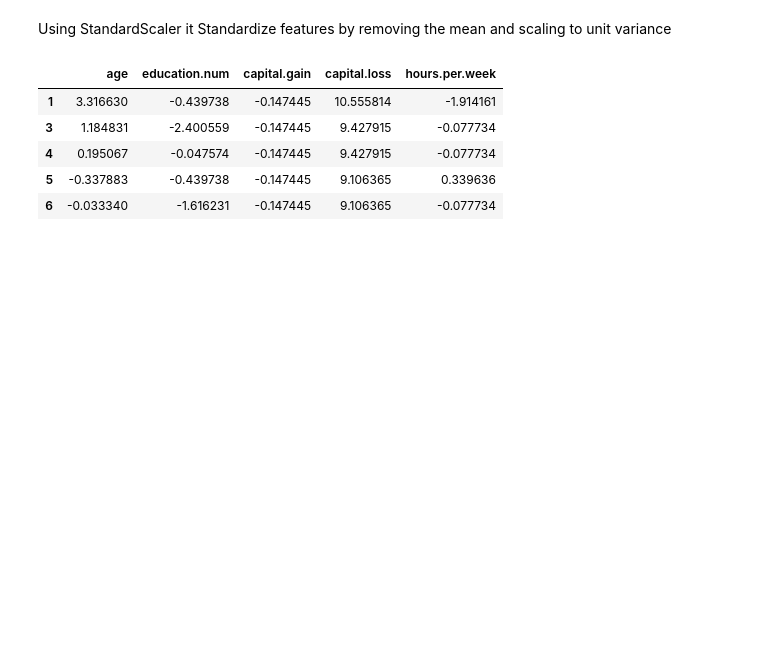
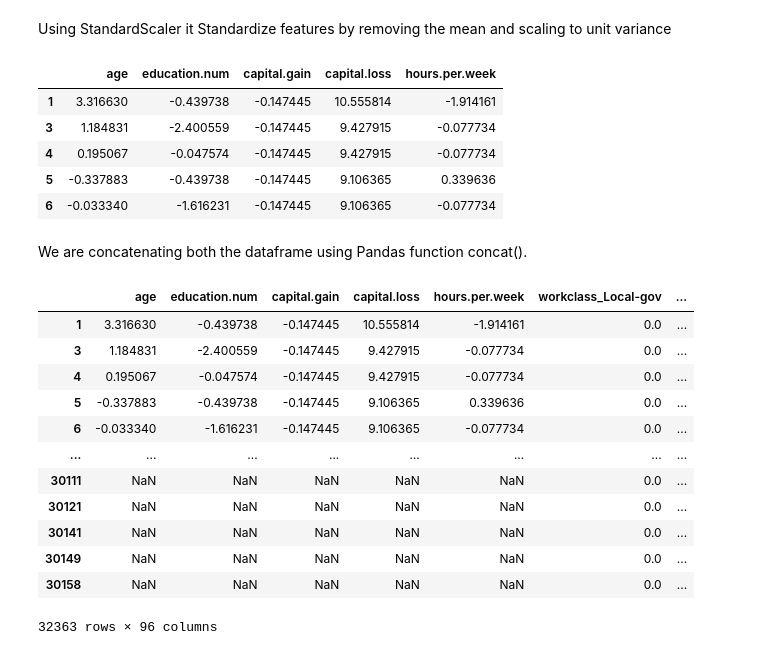
Before and after one commit to soniya-builds/Data-Analysis-Projects, a Jupyter notebook: Full Data Analysis Project with Python/raw_code.ipynb, the cells around one changed output. Saved outputs shown, nothing was run; the diff lists cells and outputs as text; code cells hidden in the pictures; blank space fills up the shorter version.

```diff
--- a/Full Data Analysis Project with Python/raw_code.ipynb
+++ b/Full Data Analysis Project with Python/raw_code.ipynb
@@ -989,3 +989,23 @@ num_df.head()
 | 4 | 0.195067 | -0.047574 | -0.147445 | 9.427915 | -0.077734 |
 | 5 | -0.337883 | -0.439738 | -0.147445 | 9.106365 | 0.339636 |
 | 6 | -0.033340 | -1.616231 | -0.147445 | 9.106365 | -0.077734 |
+# %%
+new_df = pd.concat([num_df, cat_df], axis=1)
+# %% [markdown]
+We are concatenating both the dataframe using Pandas function concat().
+# %%
+new_df
+# %% [output]
+|  | age | education.num | capital.gain | capital.loss | hours.per.week | workclass_Local-gov | ... |
+| 1 | 3.316630 | -0.439738 | -0.147445 | 10.555814 | -1.914161 | 0.0 | ... |
+| 3 | 1.184831 | -2.400559 | -0.147445 | 9.427915 | -0.077734 | 0.0 | ... |
+| 4 | 0.195067 | -0.047574 | -0.147445 | 9.427915 | -0.077734 | 0.0 | ... |
+| 5 | -0.337883 | -0.439738 | -0.147445 | 9.106365 | 0.339636 | 0.0 | ... |
+| 6 | -0.033340 | -1.616231 | -0.147445 | 9.106365 | -0.077734 | 0.0 | ... |
+| ... | ... | ... | ... | ... | ... | ... | ... |
+| 30111 | NaN | NaN | NaN | NaN | NaN | 0.0 | ... |
+| 30121 | NaN | NaN | NaN | NaN | NaN | 0.0 | ... |
+| 30141 | NaN | NaN | NaN | NaN | NaN | 0.0 | ... |
+| 30149 | NaN | NaN | NaN | NaN | NaN | 0.0 | ... |
+| 30158 | NaN | NaN | NaN | NaN | NaN | 0.0 | ... |
+32363 rows × 96 columns
```
